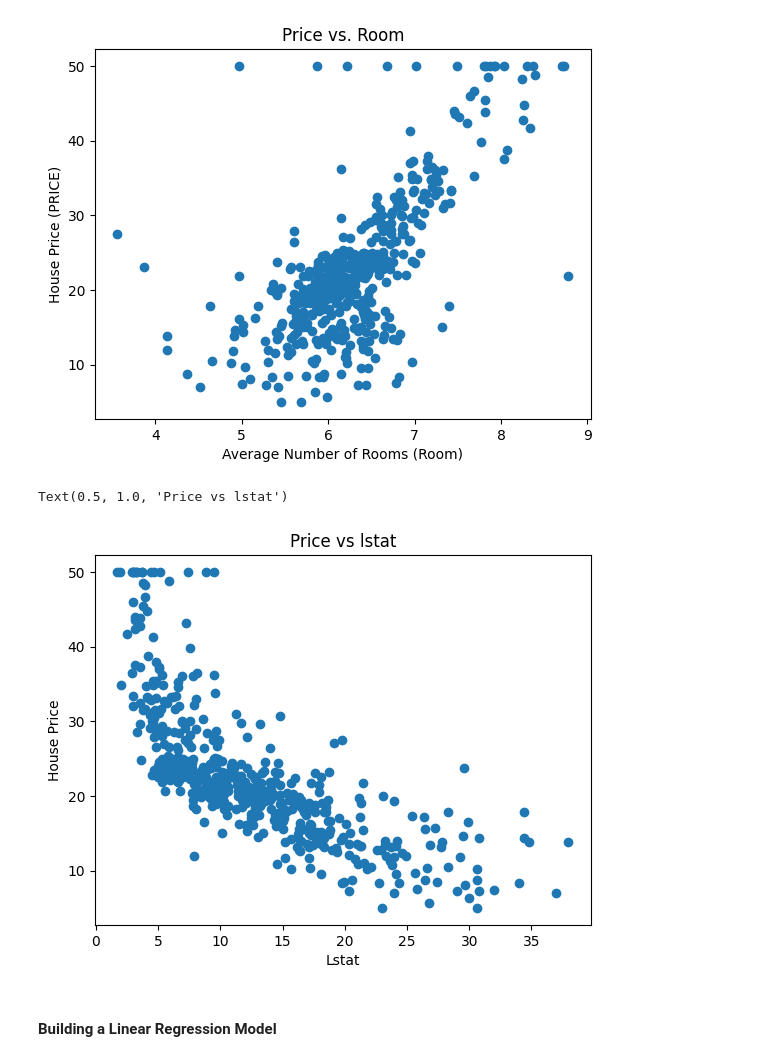
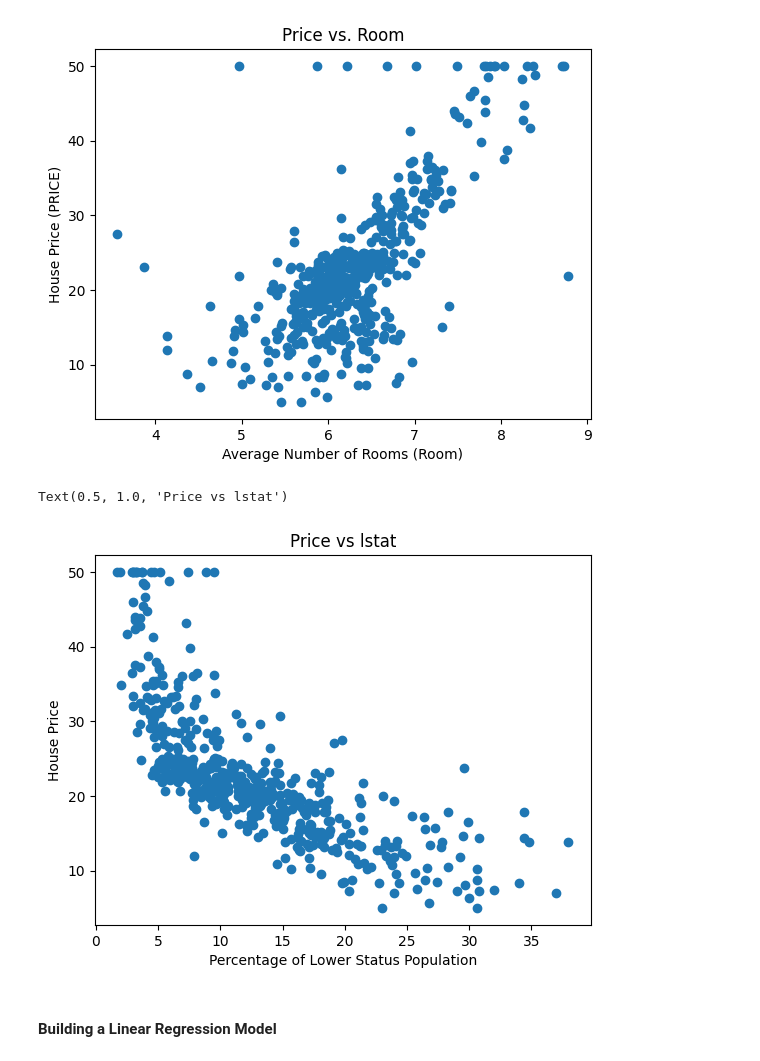
Before and after one commit to imck037/python-ml-projects, a Jupyter notebook: HousePricePrediction/final.ipynb, the cells around one changed output. Saved outputs shown, nothing was run; the diff lists cells and outputs as text; code cells hidden in the pictures.

```diff
--- a/HousePricePrediction/final.ipynb
+++ b/HousePricePrediction/final.ipynb
@@ -66,13 +66,13 @@ plt.show()
 [figure]
 # %%
 # scatter plot of lstat vs price
-plt.scatter(df['lstat'], df['price'])
-plt.xlabel('Lstat')
+plt.scatter(df['lstatus'], df['price'])
+plt.xlabel('Percentage of Lower Status Population')
 plt.ylabel('House Price')
 plt.title('Price vs lstat')
 # %% [output]
 Text(0.5, 1.0, 'Price vs lstat')
-[figure, old version]
+[figure, new version]
 # %% [markdown]
 #### Building a Linear Regression Model
 # %%
```
Also changed, not shown: parts of 19 cells of this notebook.
